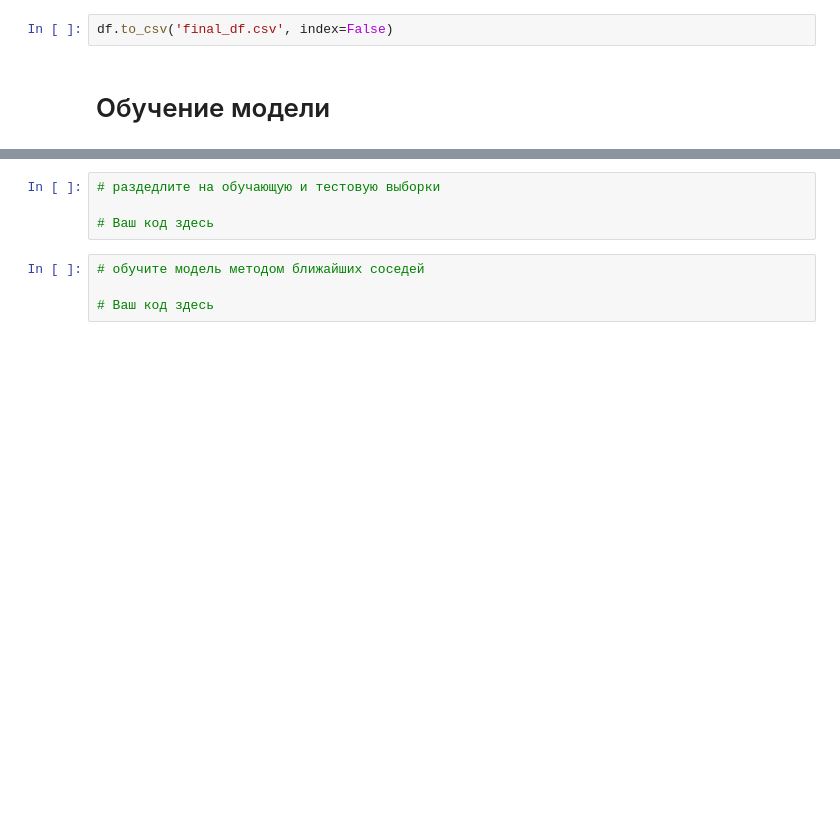
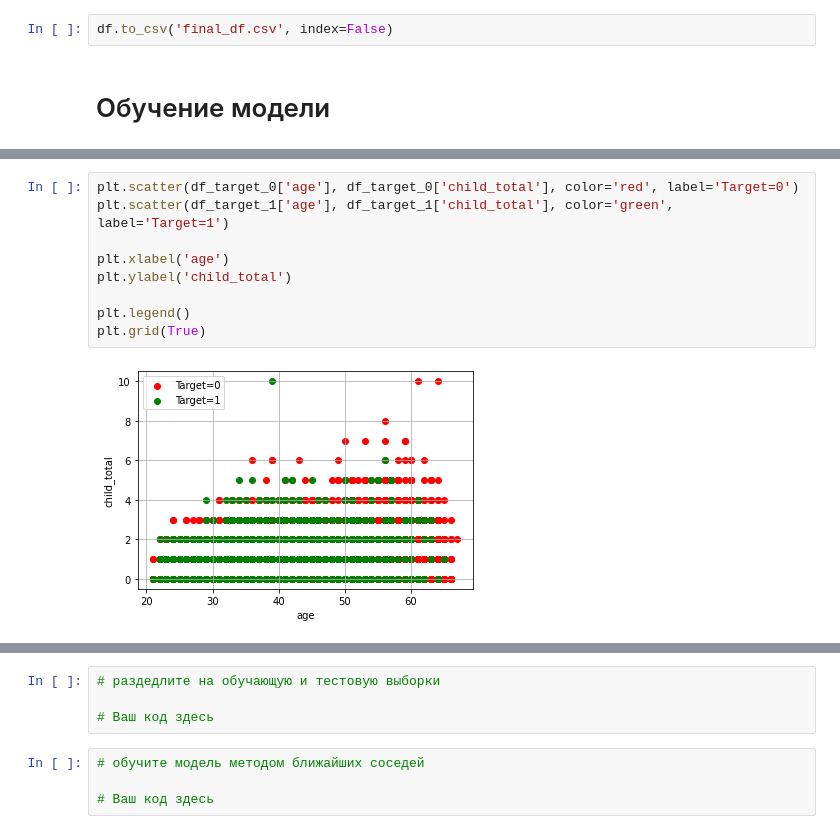
Before and after one commit to anastasiaspakovskaa/ml_course, a Jupyter notebook: knn/homework. Метод ближайших соседей.ipynb, the cells around one changed output, grey strips where cells are left out. Cells and saved outputs as stored; diff of their text form; blank space fills up the shorter version.

```diff
--- a/knn/homework. Метод ближайших соседей.ipynb
+++ b/knn/homework. Метод ближайших соседей.ipynb
@@ -542,0 +616,11 @@ df.to_csv('final_df.csv', index=False)
+# %%
+plt.scatter(df_target_0['age'], df_target_0['child_total'], color='red', label='Target=0')
+plt.scatter(df_target_1['age'], df_target_1['child_total'], color='green', label='Target=1')
+
+plt.xlabel('age')
+plt.ylabel('child_total')
+
+plt.legend()
+plt.grid(True)
+# %% [output]
+[figure, added]
```
Also changed, not shown: parts of 13 cells of this notebook.
